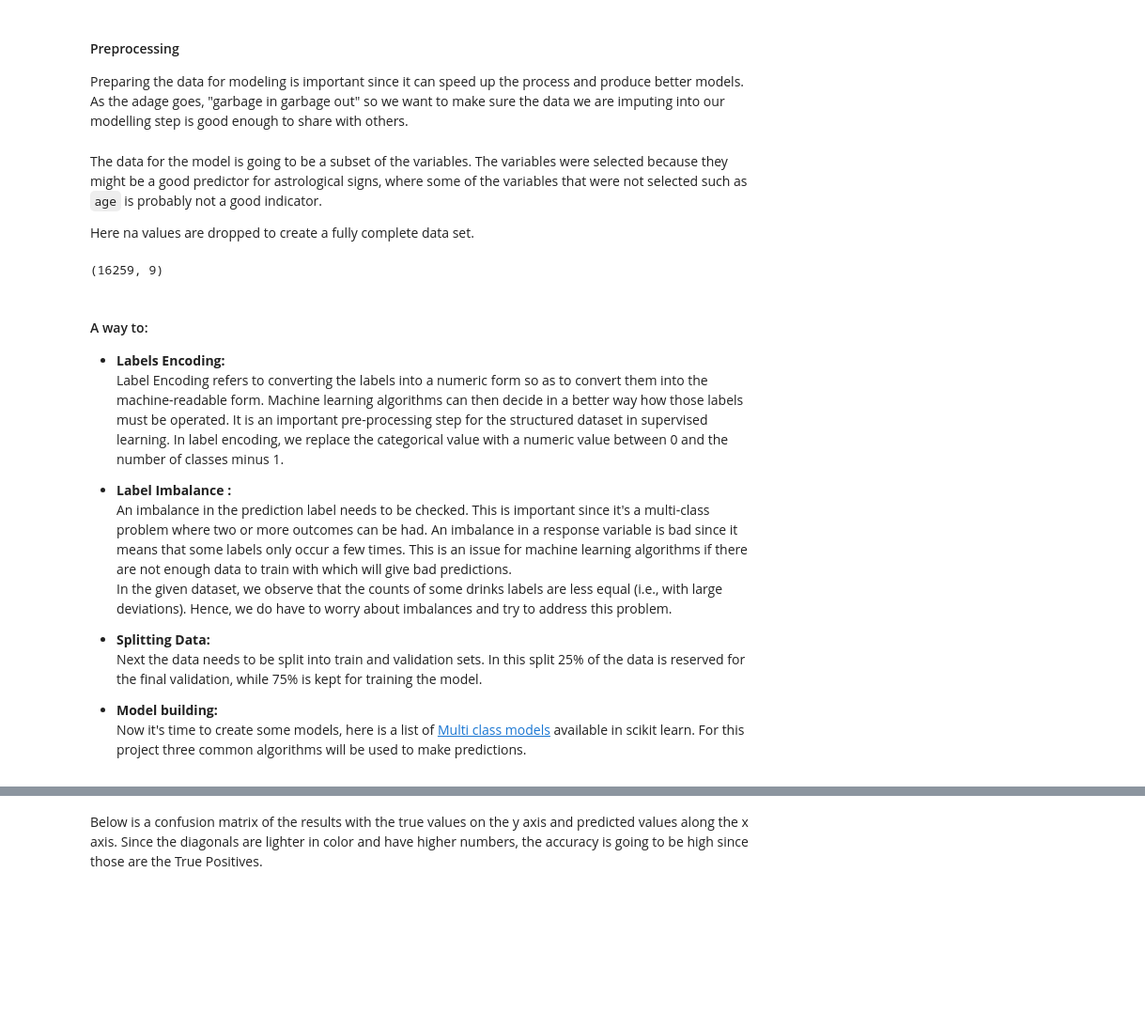
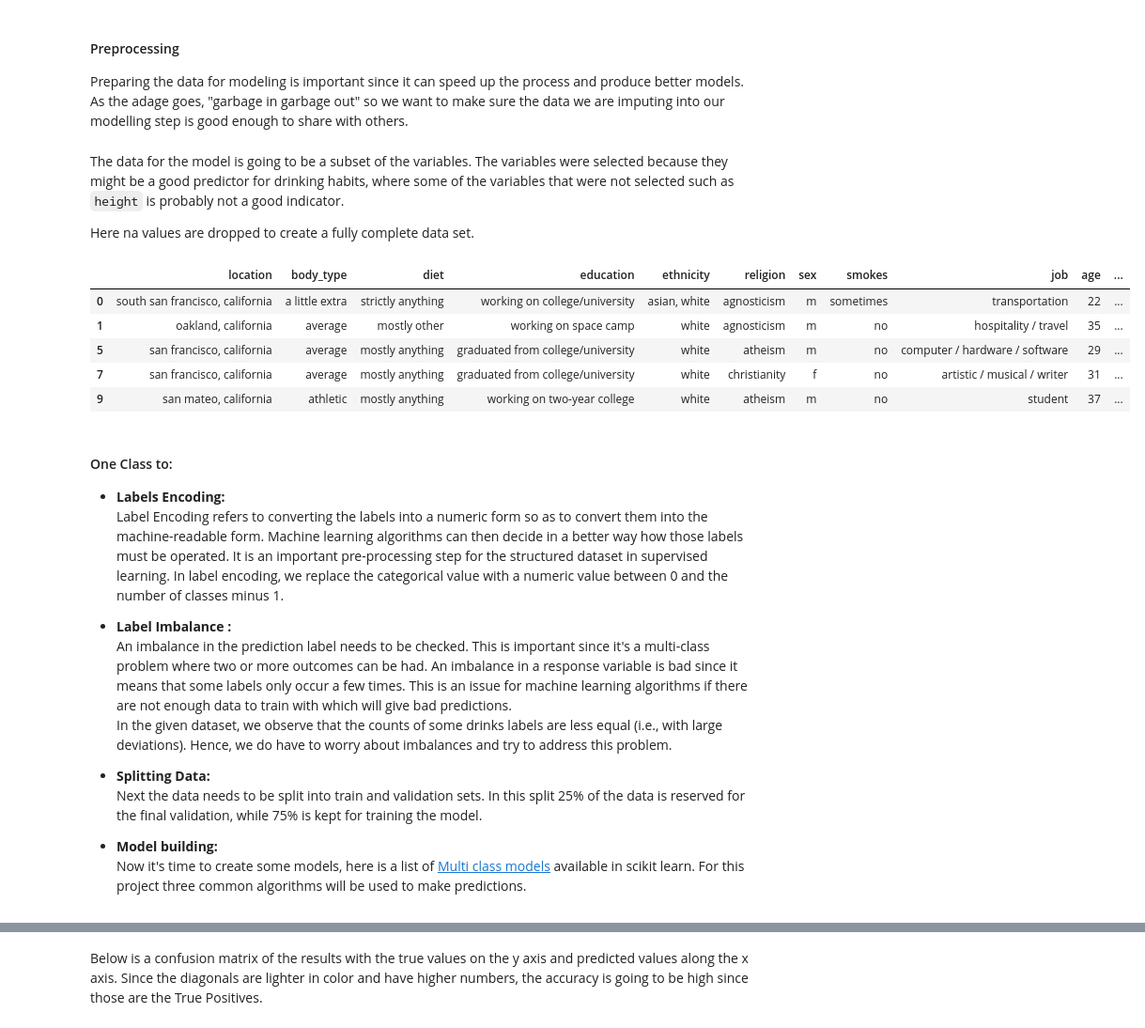
Before and after one commit to MestreD/OKCupid_Date_A_Scientist_Starter, a Jupyter notebook: date-a-scientist_final.ipynb, the cells around one changed output, grey strips where cells are left out. Shown at 94% size. Drawn from its saved outputs; the diff is of its cells as text; code cells hidden in the pictures; blank space fills up the shorter version.

```diff
--- a/date-a-scientist_final.ipynb
+++ b/date-a-scientist_final.ipynb
@@ -381,18 +382,24 @@ dtype: int64
 
 Preparing the data for modeling is important since it can speed up the process and produce better models. As the adage goes, "garbage in garbage out" so we want to make sure the data we are imputing into our modelling step is good enough to share with others.
 # %% [markdown]
-The data for the model is going to be a subset of the variables. The variables were selected because they might be a good predictor for astrological signs, where some of the variables that were not selected such as `age` is probably not a good indicator.
+The data for the model is going to be a subset of the variables. The variables were selected because they might be a good predictor for drinking habits, where some of the variables that were not selected such as `height` is probably not a good indicator.
 
 Here na values are dropped to create a fully complete data set.
 # %%
-cols = ['body_type', 'diet', 'orientation', 'pets', 'religion',
-       'sex', 'sign', 'job', "drinks"]
+cols = ["location", 'body_type', 'diet', 'education', 'ethnicity', 'religion',
+       'sex', 'smokes', 'job', "age", "drinks"]
 df = profiles[cols].dropna()
 df.shape
+df.head()
 # %% [output]
-(16259, 9)
+|  | location | body_type | diet | education | ethnicity | religion | sex | smokes | job | age | ... |
+| 0 | south san francisco, california | a little extra | strictly anything | working on college/university | asian, white | agnosticism | m | sometimes | transportation | 22 | ... |
+| 1 | oakland, california | average | mostly other | working on space camp | white | agnosticism | m | no | hospitality / travel | 35 | ... |
+| 5 | san francisco, california | average | mostly anything | graduated from college/university | white | atheism | m | no | computer / hardware / software | 29 | ... |
+| 7 | san francisco, california | average | mostly anything | graduated from college/university | white | christianity | f | no | artistic / musical / writer | 31 | ... |
+| 9 | san mateo, california | athletic | mostly anything | working on two-year college | white | atheism | m | no | student | 37 | ... |
 # %% [markdown]
-#### A way to:
+#### One Class to:
 
 - **Labels Encoding:**
 Label Encoding refers to converting the labels into a numeric form so as to convert them into the machine-readable form. Machine learning algorithms can then decide in a better way how those labels must be operated. It is an important pre-processing step for the structured dataset in supervised learning. In label encoding, we replace the categorical value with a numeric value between 0 and the number of classes minus 1.
```
Also changed, not shown: parts of 6 cells of this notebook.
